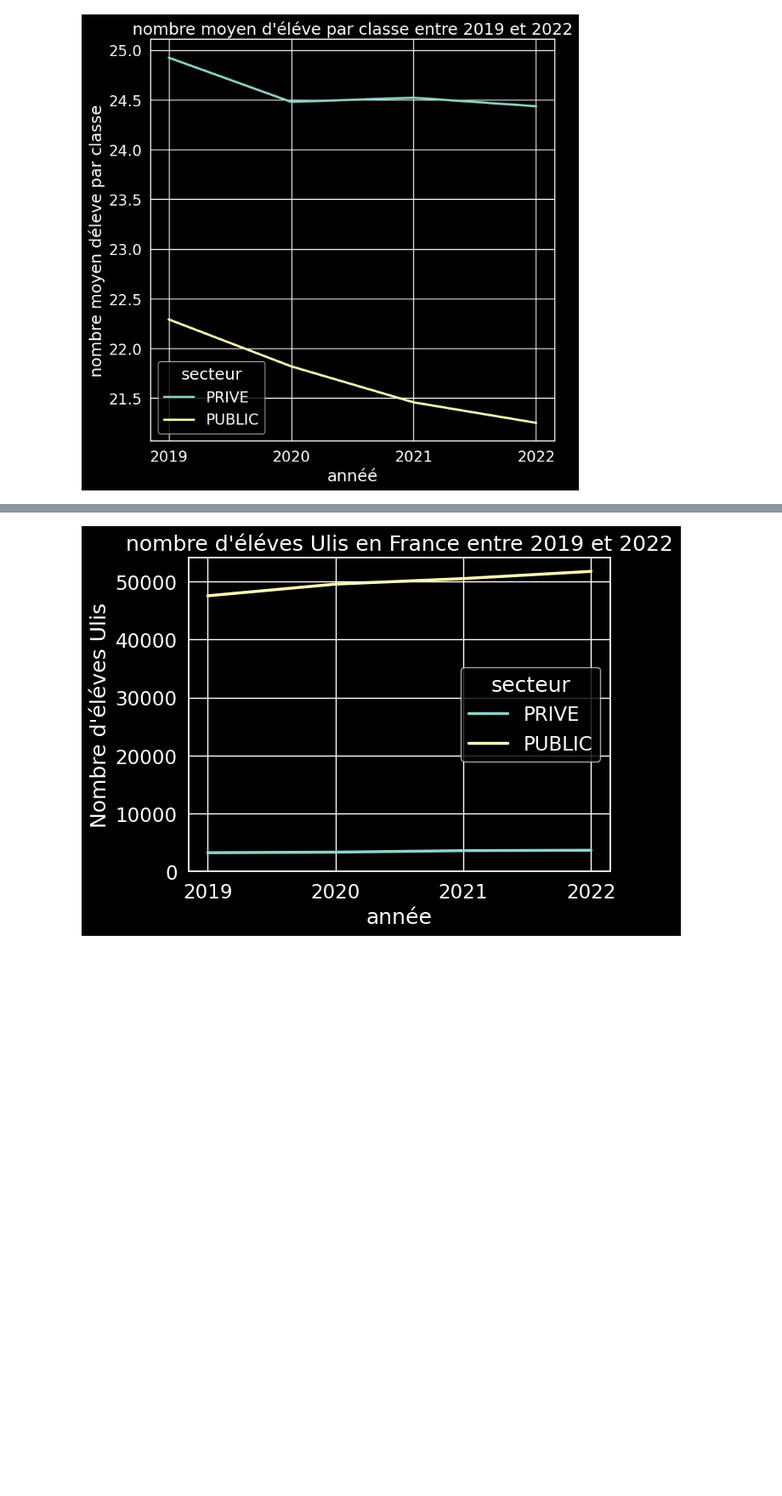
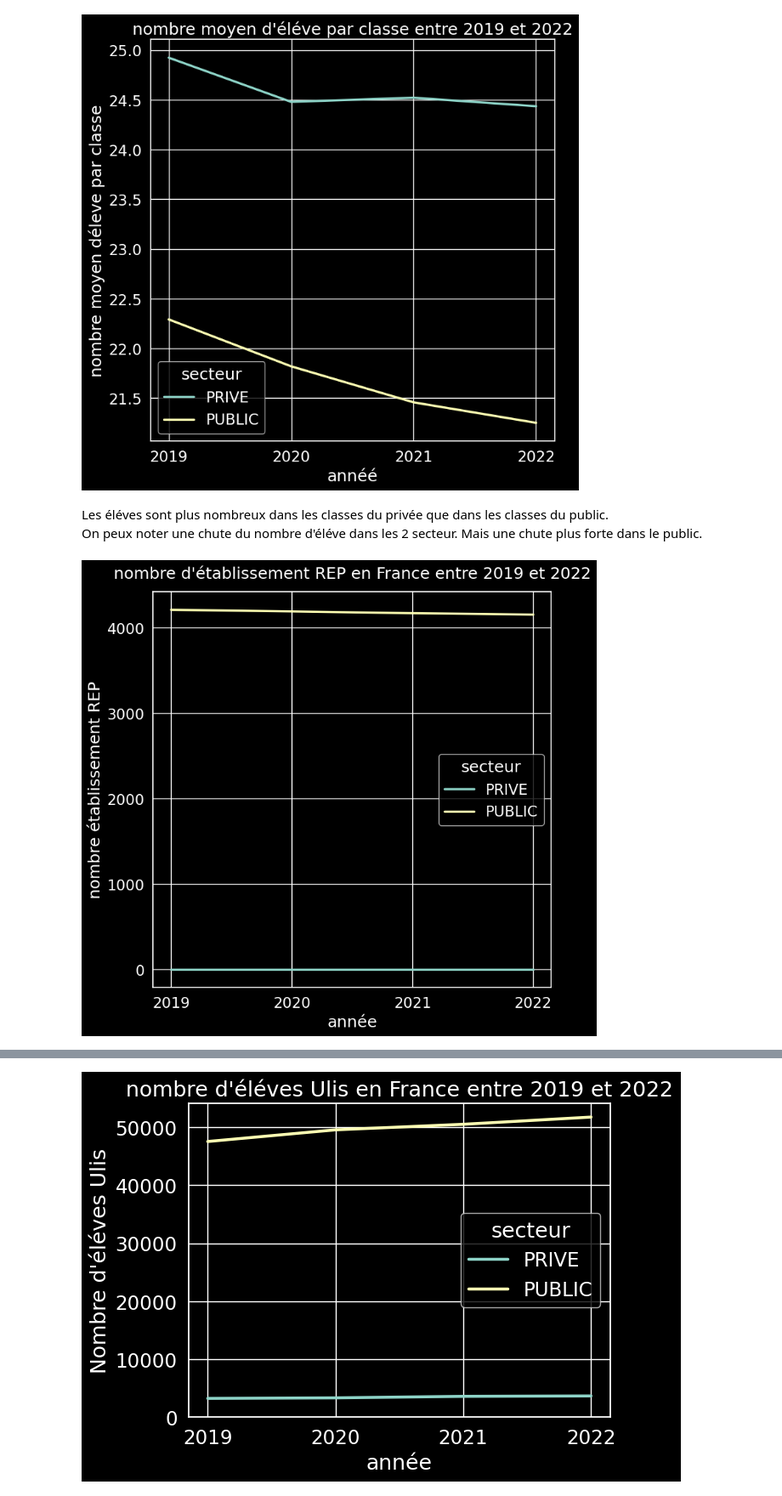
Before and after one commit to barrmath/data_educ, a Jupyter notebook: nettoyage_et_analyse.ipynb, the cells around one changed output, grey strips where cells are left out. Shown: that part at 85% size. Drawn from its saved outputs; the diff is of its cells as text; code cells hidden in the pictures; blank space fills up the shorter version.

```diff
--- a/nettoyage_et_analyse.ipynb
+++ b/nettoyage_et_analyse.ipynb
@@ -372,3 +382,18 @@ ax.set_ylim()
 plt.show()
 # %% [output]
 [figure]
+# %% [markdown]
+Les éléves sont plus nombreux dans les classes du privée que dans les classes du public.<br>
+On peux noter une chute du nombre d'éléve dans les 2 secteur. Mais une chute plus forte dans le public.<br>
+# %%
+fig,ax = plt.subplots()
+fig.set_size_inches(8,8)
+sns.lineplot(data=france_ecole_public_prive,x='rentree_scolaire',y='rep',hue='secteur',ax=ax)
+ax.xaxis.set_major_locator(MaxNLocator(integer=True))
+ax.set_title("nombre d'établissement REP en France entre 2019 et 2022",pad=15)
+ax.set_xlabel("année")
+ax.set_ylabel("nombre établissement REP")
+ax.set_ylim()
+plt.show()
+# %% [output]
+[figure, added]
```
Also changed, not shown: parts of 17 cells of this notebook.
